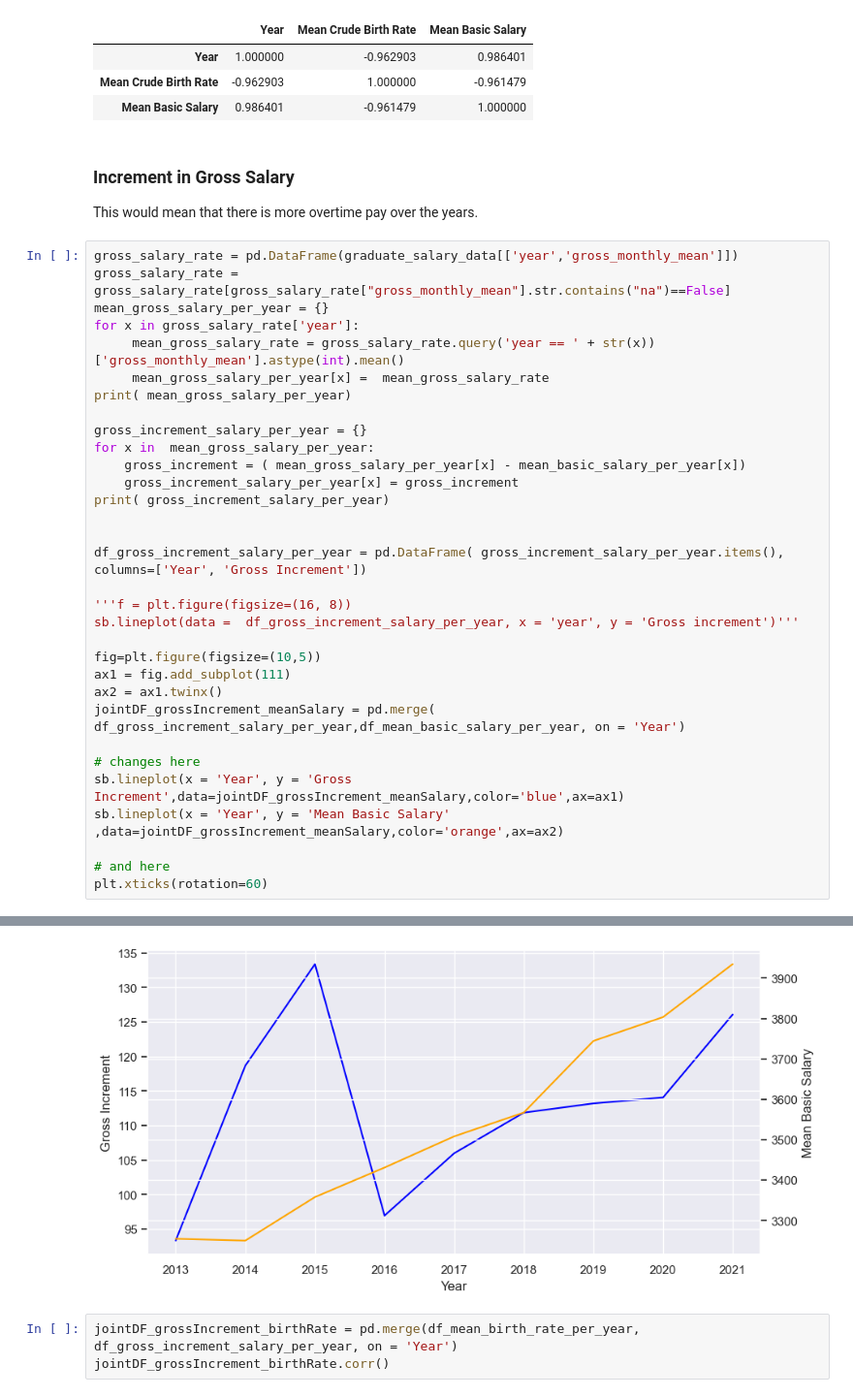
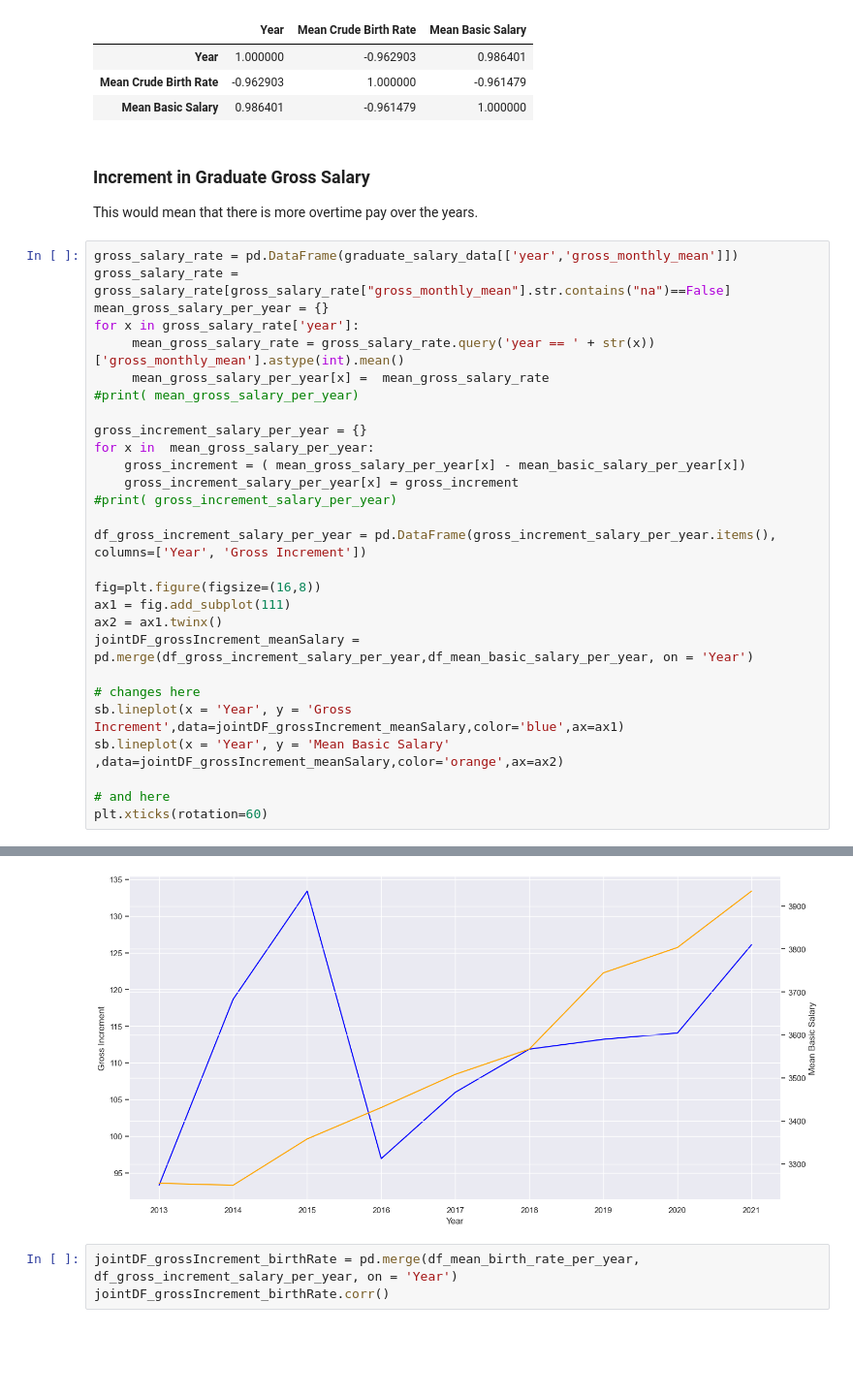
Before and after one commit to ShondoKu/EE5087-Mini-Project, a Jupyter notebook: EE5087_GroupProj.ipynb, the cells around one changed output, grey strips where cells are left out. Shown: that part at 97% size. Cells and saved outputs as stored; diff of their text form; blank space fills up the shorter version.

```diff
--- a/EE5087_GroupProj.ipynb
+++ b/EE5087_GroupProj.ipynb
@@ -92,7 +93,7 @@ jointDF_birthRate_basicSalary.corr()
 | Mean Crude Birth Rate | -0.962903 | 1.000000 | -0.961479 |
 | Mean Basic Salary | 0.986401 | -0.961479 | 1.000000 |
 # %% [markdown]
-### Increment in Gross Salary
+### Increment in Graduate Gross Salary
 This would mean that there is more overtime pay over the years.
 # %%
 gross_salary_rate = pd.DataFrame(graduate_salary_data[['year','gross_monthly_mean']])
@@ -101,24 +102,20 @@ mean_gross_salary_per_year = {}
 for x in gross_salary_rate['year']:
      mean_gross_salary_rate = gross_salary_rate.query('year == ' + str(x))['gross_monthly_mean'].astype(int).mean()
      mean_gross_salary_per_year[x] =  mean_gross_salary_rate
-print( mean_gross_salary_per_year)
+#print( mean_gross_salary_per_year)
 
 gross_increment_salary_per_year = {}
 for x in  mean_gross_salary_per_year:
     gross_increment = ( mean_gross_salary_per_year[x] - mean_basic_salary_per_year[x])
     gross_increment_salary_per_year[x] = gross_increment
-print( gross_increment_salary_per_year)
+#print( gross_increment_salary_per_year)
 
+df_gross_increment_salary_per_year = pd.DataFrame(gross_increment_salary_per_year.items(), columns=['Year', 'Gross Increment'])
 
-df_gross_increment_salary_per_year = pd.DataFrame( gross_increment_salary_per_year.items(), columns=['Year', 'Gross Increment'])
-
-'''f = plt.figure(figsize=(16, 8))
-sb.lineplot(data =  df_gross_increment_salary_per_year, x = 'year', y = 'Gross increment')'''
-
-fig=plt.figure(figsize=(10,5))
+fig=plt.figure(figsize=(16,8))
 ax1 = fig.add_subplot(111)
 ax2 = ax1.twinx()
-jointDF_grossIncrement_meanSalary = pd.merge( df_gross_increment_salary_per_year,df_mean_basic_salary_per_year, on = 'Year')
+jointDF_grossIncrement_meanSalary = pd.merge(df_gross_increment_salary_per_year,df_mean_basic_salary_per_year, on = 'Year')
 
 # changes here
 sb.lineplot(x = 'Year', y = 'Gross Increment',data=jointDF_grossIncrement_meanSalary,color='blue',ax=ax1)
@@ -145,4 +140,4 @@ plt.xticks(rotation=60)
-[figure, old version]
+[figure, new version]
 # %%
 jointDF_grossIncrement_birthRate = pd.merge(df_mean_birth_rate_per_year, df_gross_increment_salary_per_year, on = 'Year')
 jointDF_grossIncrement_birthRate.corr()
```
Also changed, not shown: parts of 9 cells of this notebook.
